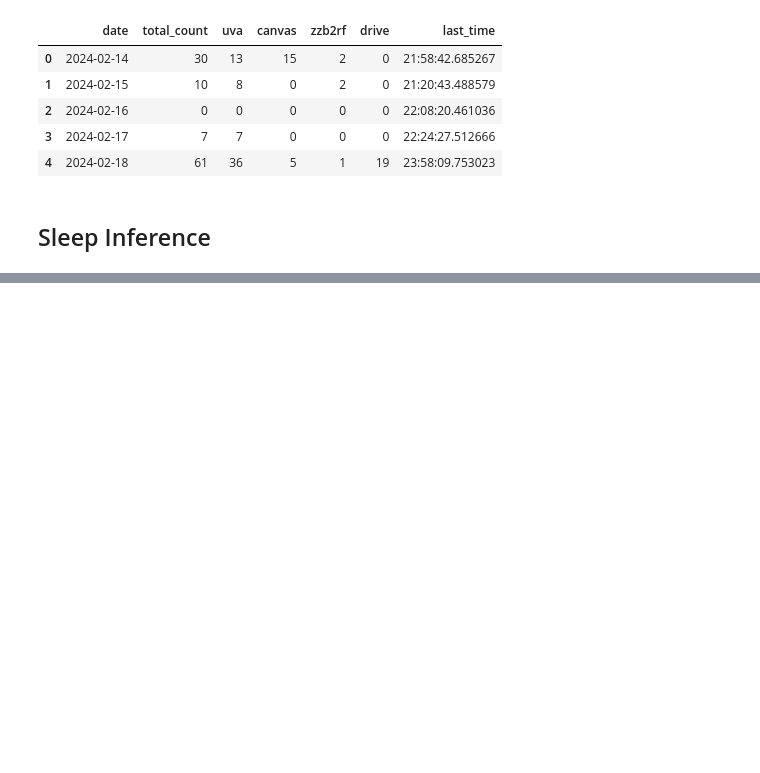
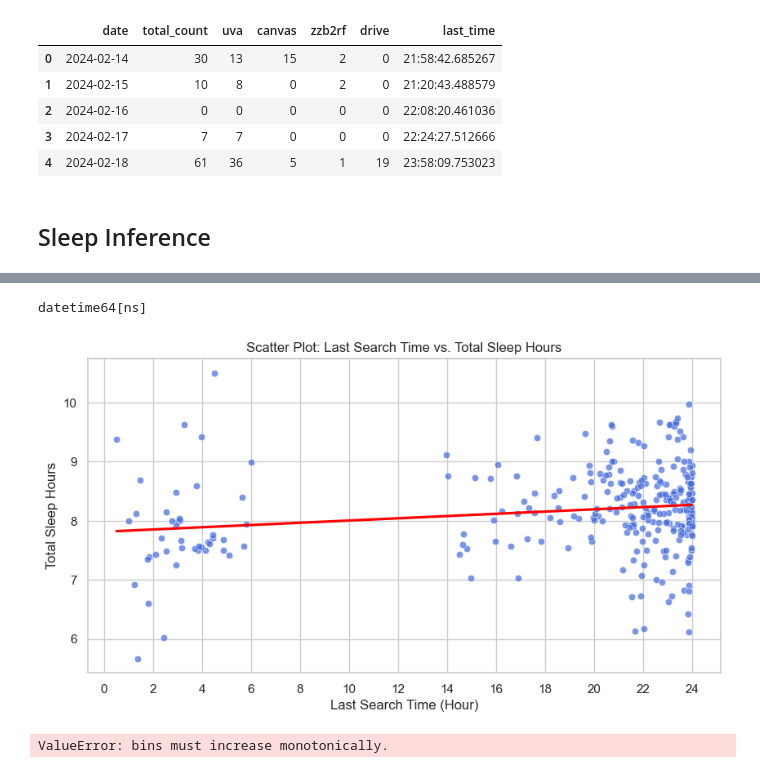
Before and after one commit to elaine-zhang12/google_takeout_sleep, a Jupyter notebook: elaine_sleep_inference.ipynb, the cells around one changed output, grey strips where cells are left out. Cells and saved outputs as stored; diff of their text form; code cells hidden in the pictures; blank space fills up the shorter version.

Commit message:
made 1 graph

```diff
--- a/elaine_sleep_inference.ipynb
+++ b/elaine_sleep_inference.ipynb
@@ -121,0 +125,2 @@ visit_summary_df.tail()
+# %%
+sleep_df = pd.read_csv('elaine_sleep_data.csv')
@@ -121,0 +132,55 @@ visit_summary_df.tail()
+# %%
+sns.set_theme(style="whitegrid")
+
+# Convert datetime columns
+sleep_df["Date"] = pd.to_datetime(sleep_df["Date"])  # Sleep recorded by morning of the date
+# visit_summary_df["date"] = pd.to_datetime(visit_summary_df["date"])
+
+print(visit_summary_df["visit_time_first"].dtype)
+
+visit_summary_df["Sleep Date"] = visit_summary_df["date"].where(
+    visit_summary_df["visit_time_last"].dt.hour < 4,  # Check if search time is before 4 AM
+    visit_summary_df["date"] - pd.Timedelta(days=1)  # Subtract one day if it's after 4 AM
+)
+
+# Merge sleep and search data
+merged_df = sleep_df.merge(visit_summary_df, left_on="Date", right_on="Sleep Date", how="left")
+
+# Convert last search time into a numeric hour for plotting
+merged_df["search_hour"] = pd.to_datetime(merged_df["visit_time_last"], format="%H:%M:%S").dt.hour + \
+                            pd.to_datetime(merged_df["visit_time_last"], format="%H:%M:%S").dt.minute / 60
+
+plt.figure(figsize=(10, 5))
+sns.scatterplot(data=merged_df, x="search_hour", y="total_sleep_hours", alpha=0.7, color="royalblue")
+sns.regplot(data=merged_df, x="search_hour", y="total_sleep_hours", scatter=False, color="red", ci=None)  # Trendline
+plt.xlabel("Last Search Time (Hour)")
+plt.ylabel("Total Sleep Hours")
+plt.title("Scatter Plot: Last Search Time vs. Total Sleep Hours")
+plt.xticks(range(0, 25, 2))  # Show time as hours
+plt.show()
+
+merged_df["search_range"] = pd.cut(
+    merged_df["search_hour"],
+    bins=[0, 22, 24, 2, 12],  # Before 10 PM, 10 PM–12 AM, 12 AM–2 AM, 2 AM–Noon
+    labels=["Before 10 PM", "10 PM–12 AM", "12 AM–2 AM", "2 AM–Noon"],
+    ordered=True
+)
+
+plt.figure(figsize=(8, 5))
+sns.boxplot(data=merged_df, x="search_range", y="total_sleep_hours", palette="coolwarm")
+sns.stripplot(data=merged_df, x="search_range", y="total_sleep_hours", color="black", alpha=0.3, jitter=True)  # Add individual points
+plt.xlabel("Last Search Time Range")
+plt.ylabel("Total Sleep Hours")
+plt.title("Box Plot: Sleep Duration by Last Search Time Range")
+plt.show()
+
+plt.figure(figsize=(8, 5))
+sns.violinplot(data=merged_df, x="search_range", y="total_sleep_hours", palette="coolwarm", inner="quartile")
+plt.xlabel("Last Search Time Range")
+plt.ylabel("Total Sleep Hours")
+plt.title("Violin Plot: Sleep Distribution by Last Search Time Range")
+plt.show()
+# %% [output]
+datetime64[ns]
+[figure, added]
+ValueError: bins must increase monotonically.
```
Also changed, not shown: parts of 3 cells of this notebook.
